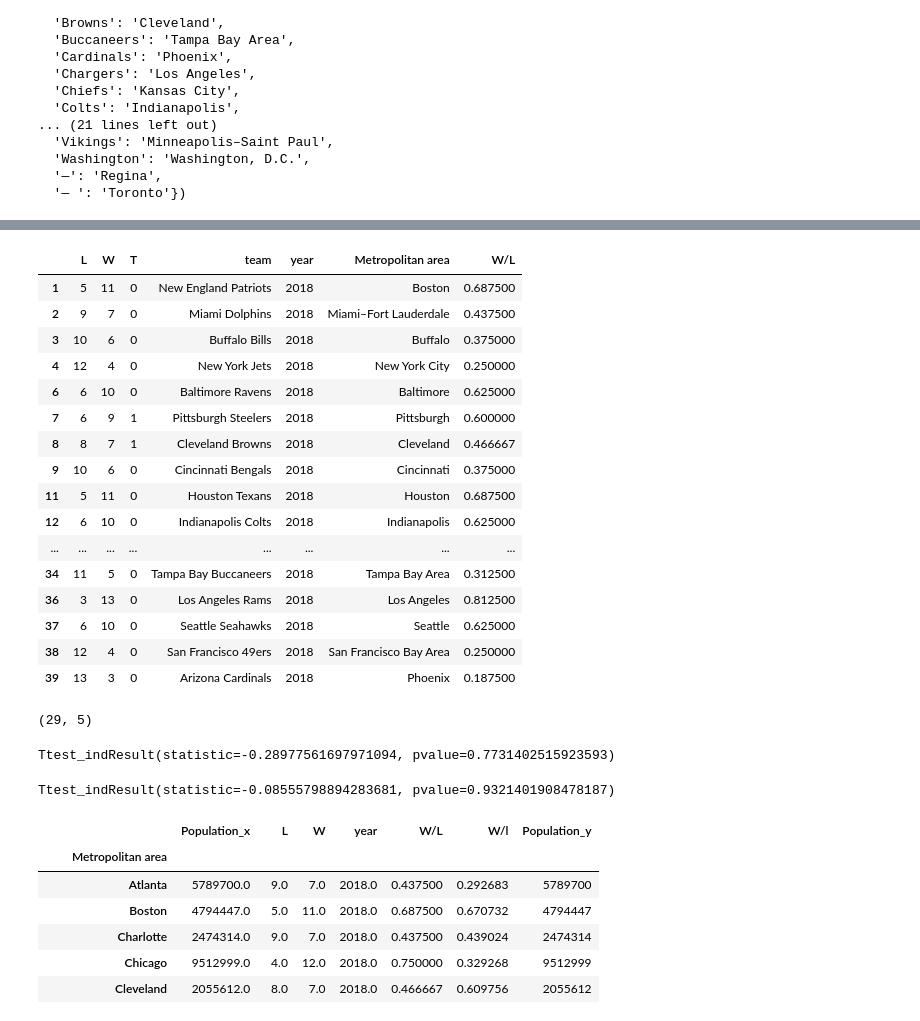
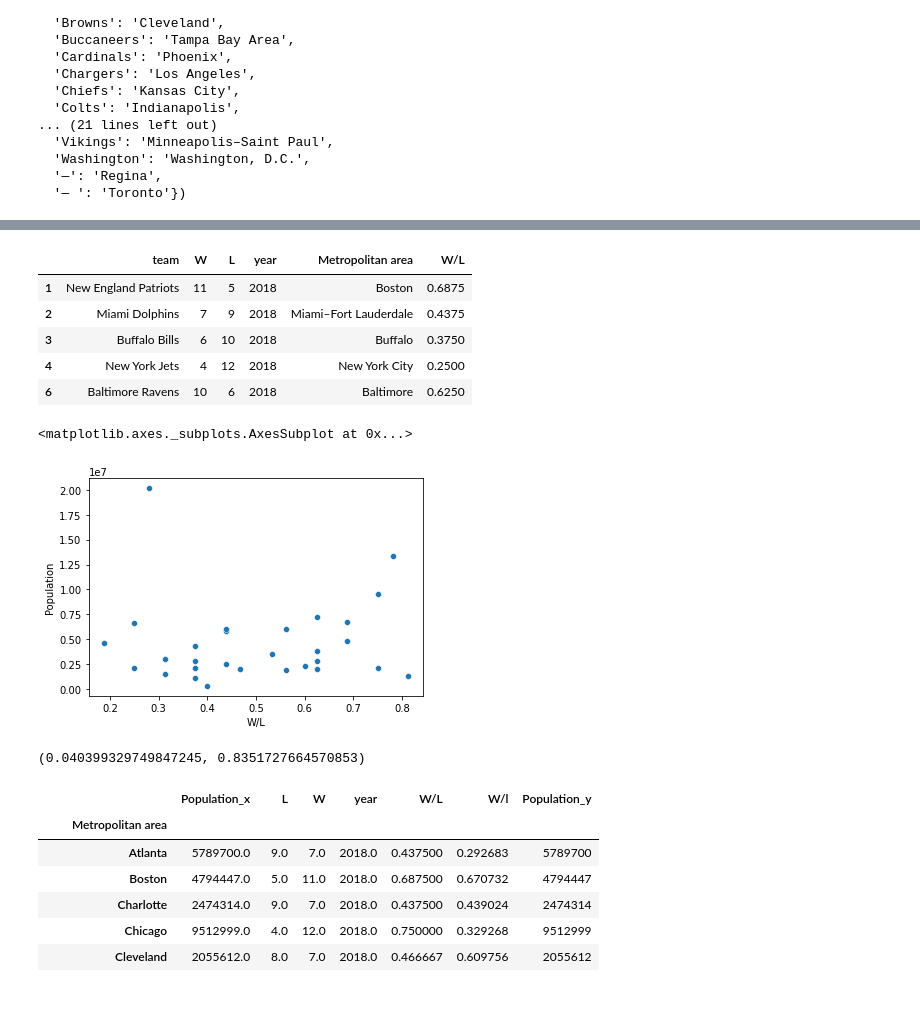
Before and after one commit to Aafaaq77/appliedDataSciencewithPython, a Jupyter notebook: P4DataScienceAssigment4.ipynb, the cells around one changed output, grey strips where cells are left out. Drawn from its saved outputs; the diff is of its cells as text; code cells hidden in the pictures.

```diff
--- a/P4DataScienceAssigment4.ipynb
+++ b/P4DataScienceAssigment4.ipynb
@@ -673,5 +521,6 @@ year       int64
 dtype: object
 # %%
 nfl_df = nfl_df[nfl_df['year'] == 2018]
-cols = ['L', 'W', 'T', 'team', 'year']
+cols = ['team', 'W', 'L', 'year']
 nfl_df = nfl_df[cols]
+nfl_df.head()
@@ -784,23 +609,12 @@ nfl_df = nfl_df.astype({'W': int, 'L': int})
 # %%
 nfl_df['W/L'] = nfl_df['W'] / (nfl_df['W'] + nfl_df['L'])
 # %%
-nfl_df
+nfl_df.head()
 # %% [output]
-|  | L | W | T | team | year | Metropolitan area | W/L |
-| 1 | 5 | 11 | 0 | New England Patriots | 2018 | Boston | 0.687500 |
-| 2 | 9 | 7 | 0 | Miami Dolphins | 2018 | Miami–Fort Lauderdale | 0.437500 |
-| 3 | 10 | 6 | 0 | Buffalo Bills | 2018 | Buffalo | 0.375000 |
-| 4 | 12 | 4 | 0 | New York Jets | 2018 | New York City | 0.250000 |
-| 6 | 6 | 10 | 0 | Baltimore Ravens | 2018 | Baltimore | 0.625000 |
-| 7 | 6 | 9 | 1 | Pittsburgh Steelers | 2018 | Pittsburgh | 0.600000 |
-| 8 | 8 | 7 | 1 | Cleveland Browns | 2018 | Cleveland | 0.466667 |
-| 9 | 10 | 6 | 0 | Cincinnati Bengals | 2018 | Cincinnati | 0.375000 |
-| 11 | 5 | 11 | 0 | Houston Texans | 2018 | Houston | 0.687500 |
-| 12 | 6 | 10 | 0 | Indianapolis Colts | 2018 | Indianapolis | 0.625000 |
-| ... | ... | ... | ... | ... | ... | ... | ... |
-| 34 | 11 | 5 | 0 | Tampa Bay Buccaneers | 2018 | Tampa Bay Area | 0.312500 |
-| 36 | 3 | 13 | 0 | Los Angeles Rams | 2018 | Los Angeles | 0.812500 |
-| 37 | 6 | 10 | 0 | Seattle Seahawks | 2018 | Seattle | 0.625000 |
-| 38 | 12 | 4 | 0 | San Francisco 49ers | 2018 | San Francisco Bay Area | 0.250000 |
-| 39 | 13 | 3 | 0 | Arizona Cardinals | 2018 | Phoenix | 0.187500 |
+|  | team | W | L | year | Metropolitan area | W/L |
+| 1 | New England Patriots | 11 | 5 | 2018 | Boston | 0.6875 |
+| 2 | Miami Dolphins | 7 | 9 | 2018 | Miami–Fort Lauderdale | 0.4375 |
+| 3 | Buffalo Bills | 6 | 10 | 2018 | Buffalo | 0.3750 |
+| 4 | New York Jets | 4 | 12 | 2018 | New York City | 0.2500 |
+| 6 | Baltimore Ravens | 10 | 6 | 2018 | Baltimore | 0.6250 |
 # %%
@@ -808,16 +622,13 @@ combined_df = pd.merge(cities, nfl_df, how='inner', left_on='Metropolitan area',
 regions_nfl = combined_df.groupby('Metropolitan area').mean()
-# %%
-regions.shape
-# %% [output]
-(29, 5)
-# %%
-stats.ttest_ind(regions_mlb['W/L'], regions_nba['W/l'])
-# %% [output]
-Ttest_indResult(statistic=-0.28977561697971094, pvalue=0.7731402515923593)
+# %%
+sns.scatterplot(x='W/L', y='Population', data=regions_nfl)
+# %% [output]
+<matplotlib.axes._subplots.AxesSubplot at 0x...>
+[figure, added]
 # %%
-stats.ttest_ind(regions_mlb['W/L'], regions_nfl['W/L'])
+stats.pearsonr(regions_nfl['Population'], regions_nfl['W/L'])
 # %% [output]
-Ttest_indResult(statistic=-0.08555798894283681, pvalue=0.9321401908478187)
+(0.040399329749847245, 0.8351727664570853)
 # %%
 region_nfl_nba = pd.merge(regions_nfl, regions_nba, how='inner', on='Metropolitan area')
 region_nfl_nba
```
Also changed, not shown: parts of 91 cells of this notebook.
